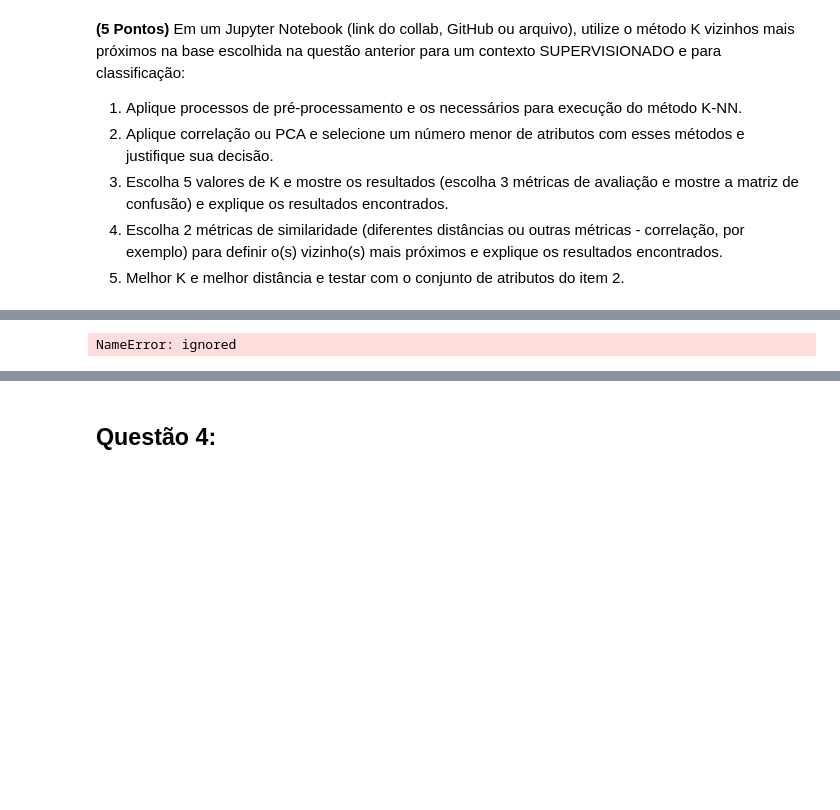
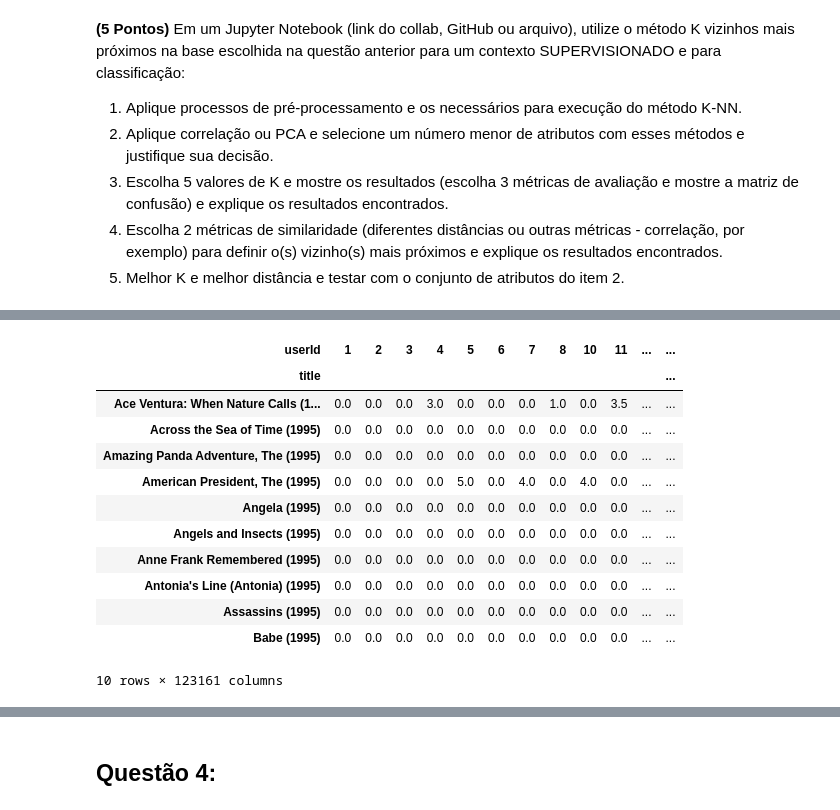
Before and after one commit to mthonorio/IA, a Jupyter notebook: prova_1/IA_Prova_1.ipynb, the cells around one changed output, grey strips where cells are left out. Drawn from its saved outputs; the diff is of its cells as text; code cells hidden in the pictures; blank space fills up the shorter version.

```diff
--- a/prova_1/IA_Prova_1.ipynb
+++ b/prova_1/IA_Prova_1.ipynb
@@ -903,8 +56,0 @@ print("Test error = "'{}'.format(test_error_knn)+" percent"+" in knn algorithm")
-# %%
-plt.rcParams['figure.figsize'] = (6.0, 6.0)
-preds = pd.DataFrame({"preds":knn.predict(x_train), "true":y_train})
-preds["residuals"] = preds["true"] - preds["preds"]
-preds.plot(x = "preds", y = "residuals",kind = "scatter")
-plt.title("Residual plot in Knn")
-# %% [output]
-NameError: ignored
@@ -917,0 +73,30 @@ NameError: ignored
+# %%
+# Lendo a base de dados e atribuindo a uma variável
+data_movie = pd.read_csv("movie.csv")
+data_rating = pd.read_csv("rating.csv")
+# %%
+# Acessando o grupo de colunas e atribuindo a variável
+movie = data_movie.loc[:,{"movieId","title"}]
+rating = data_rating.loc[:,{"userId","movieId","rating"}]
+# %%
+# Juntando(Mergeando) nossas bases de dados em uma única variável
+data = pd.merge(movie,rating)
+# Indexando nossa base
+data = data.iloc[:1000000,:]
+# Criando uma tabela dinâmica como um DataFrame.
+user_movie_table = data.pivot_table(index = ["title"],columns = ["userId"],values = "rating").fillna(0)
+user_movie_table.head(10)
+# %% [output]
+| userId | 1 | 2 | 3 | 4 | 5 | 6 | 7 | 8 | 10 | 11 | ... | ... |
+| title |  |  |  |  |  |  |  |  |  |  |  | ... |
+| Ace Ventura: When Nature Calls (1... | 0.0 | 0.0 | 0.0 | 3.0 | 0.0 | 0.0 | 0.0 | 1.0 | 0.0 | 3.5 | ... | ... |
+| Across the Sea of Time (1995) | 0.0 | 0.0 | 0.0 | 0.0 | 0.0 | 0.0 | 0.0 | 0.0 | 0.0 | 0.0 | ... | ... |
+| Amazing Panda Adventure, The (1995) | 0.0 | 0.0 | 0.0 | 0.0 | 0.0 | 0.0 | 0.0 | 0.0 | 0.0 | 0.0 | ... | ... |
+| American President, The (1995) | 0.0 | 0.0 | 0.0 | 0.0 | 5.0 | 0.0 | 4.0 | 0.0 | 4.0 | 0.0 | ... | ... |
+| Angela (1995) | 0.0 | 0.0 | 0.0 | 0.0 | 0.0 | 0.0 | 0.0 | 0.0 | 0.0 | 0.0 | ... | ... |
+| Angels and Insects (1995) | 0.0 | 0.0 | 0.0 | 0.0 | 0.0 | 0.0 | 0.0 | 0.0 | 0.0 | 0.0 | ... | ... |
+| Anne Frank Remembered (1995) | 0.0 | 0.0 | 0.0 | 0.0 | 0.0 | 0.0 | 0.0 | 0.0 | 0.0 | 0.0 | ... | ... |
+| Antonia's Line (Antonia) (1995) | 0.0 | 0.0 | 0.0 | 0.0 | 0.0 | 0.0 | 0.0 | 0.0 | 0.0 | 0.0 | ... | ... |
+| Assassins (1995) | 0.0 | 0.0 | 0.0 | 0.0 | 0.0 | 0.0 | 0.0 | 0.0 | 0.0 | 0.0 | ... | ... |
+| Babe (1995) | 0.0 | 0.0 | 0.0 | 0.0 | 0.0 | 0.0 | 0.0 | 0.0 | 0.0 | 0.0 | ... | ... |
+10 rows × 123161 columns
```
Also changed, not shown: parts of 111 cells of this notebook.
